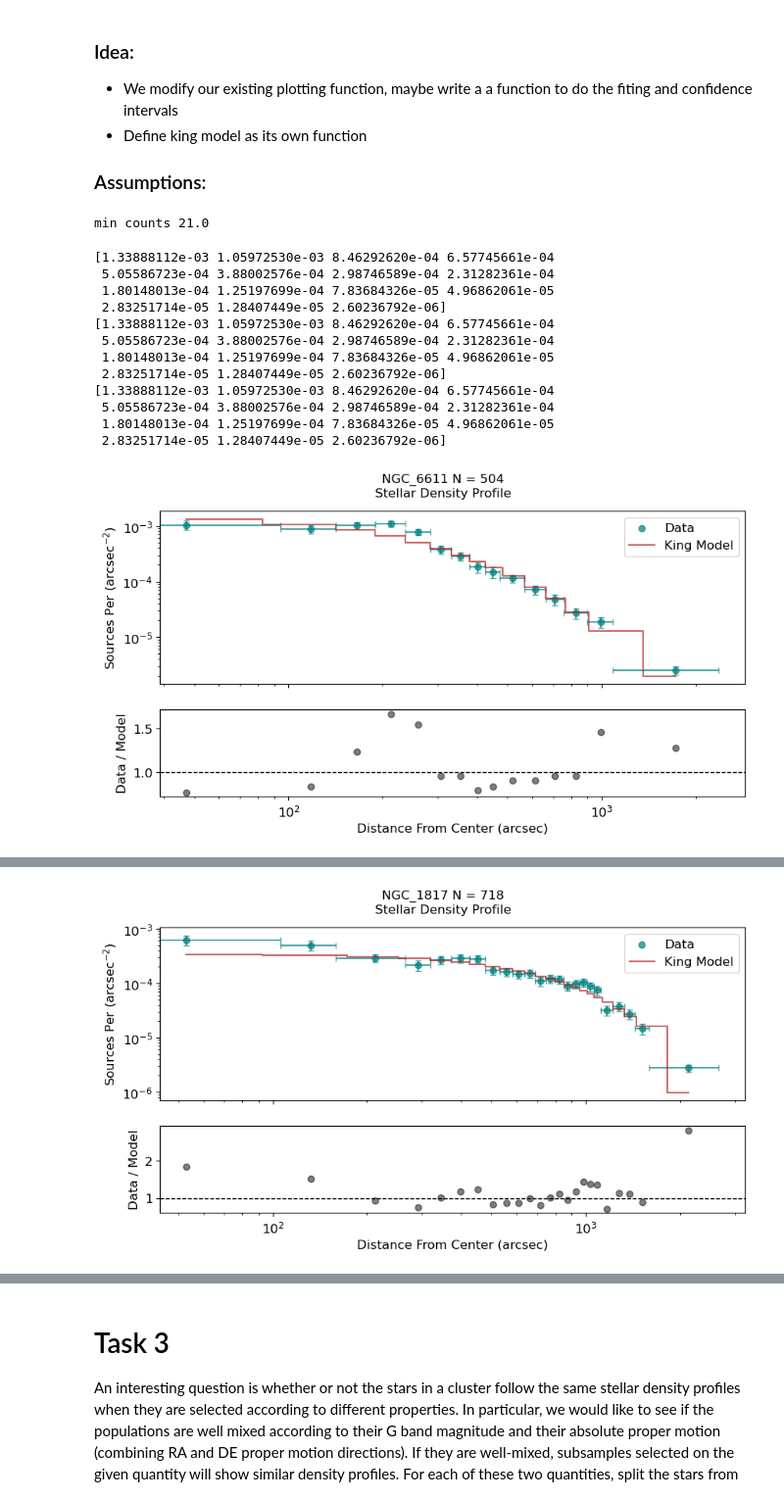
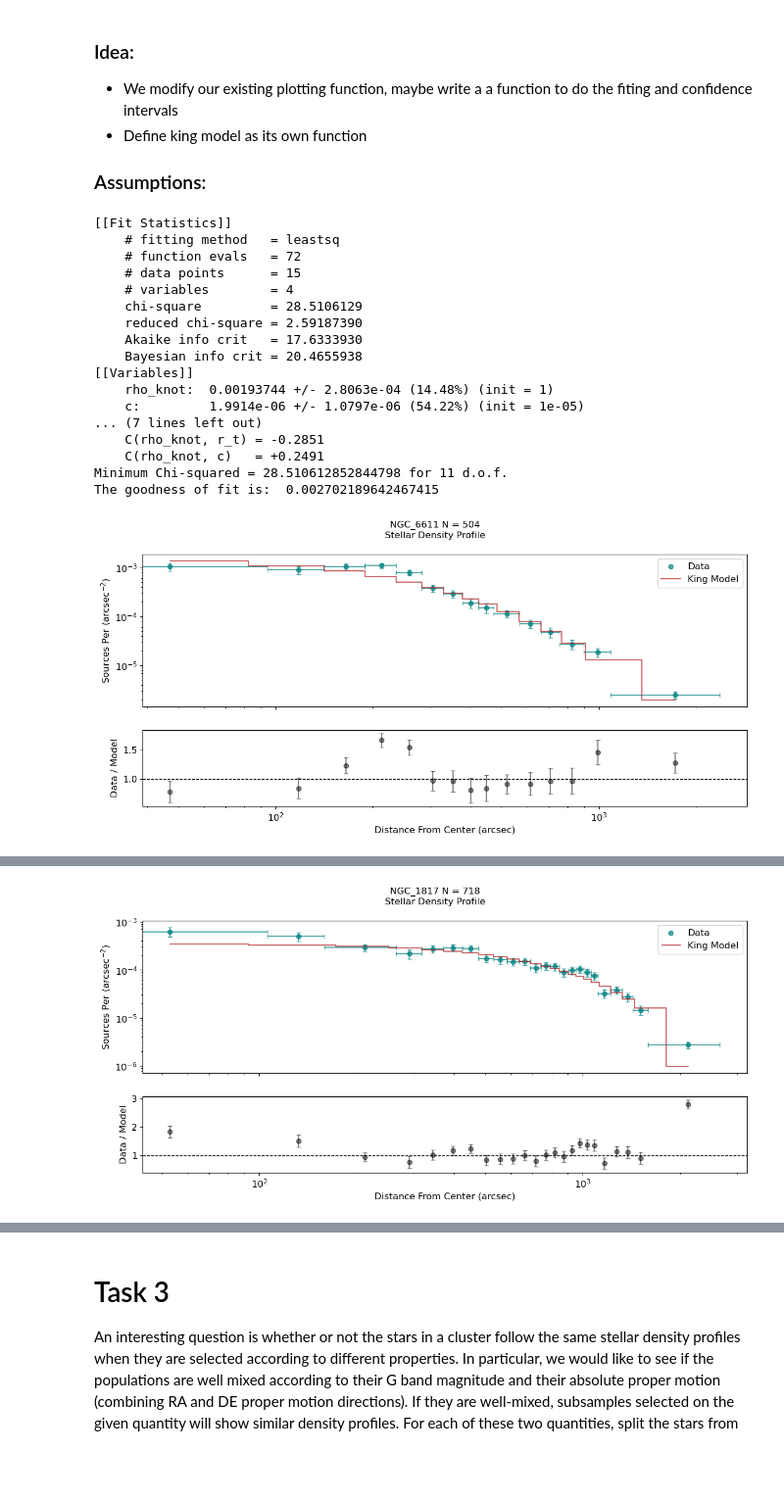
Before and after one commit to afinemax/stat_meth, a Jupyter notebook: assignments/a3/a3_max_fine.ipynb, the cells around one changed output, grey strips where cells are left out. Shown at 98% size. Drawn from its saved outputs; the diff is of its cells as text; code cells hidden in the pictures; blank space fills up the shorter version.

```diff
--- a/assignments/a3/a3_max_fine.ipynb
+++ b/assignments/a3/a3_max_fine.ipynb
@@ -19,6 +19,8 @@ from scipy.integrate import simps
 from uncertainties import ufloat
 from scipy.optimize import curve_fit
 from lmfit import Model, Minimizer, Parameters, report_fit
+import numpy as np
+import lmfit
 
 # Set a seed for reproducibility
 random_seed = 50
@@ -26,7 +28,7 @@ random_seed = 50
 # Gaia correction term
 gaia_corr = 0.029 # mas
 
-assigned_clusters = ['NGC_6611', 'NGC_1817', 'NGC_663', 'Hogg_4']
+assigned_clusters = ['NGC_6611', 'NGC_1817', 'NGC_663', 'HSC_38', 'Tombaugh_1', 'Gaia_1'] #'Hogg_4', 'BH_99', 'Trumpler_19', 'NGC_7510']
 # %% [markdown]
 # Task 1:
 First, make stellar density profiles for each of your three clusters. To do this, you first need to create a
@@ -131,8 +133,8 @@ def stellar_density_profile_plot(stars_df, cluster_name, model_fitting = False,
     plt.title(cluster_name + ' N = '+ str(len(source_distance)) + '\nStellar Density Profile', size=15)
     plt.xlabel('Distance From Center (arcsec)', size=15)
     plt.ylabel('Sources Per (arcsec$^{-2}$)', size=15)
-  #  plt.xscale('log')
-   # plt.yscale('log')
+    plt.xscale('log')
+    plt.yscale('log')
     plt.tick_params(axis='both', which='both', labelsize=12)
     plt.legend()
     plt.show()
@@ -194,9 +199,14 @@ def model_bin(xbins, model, params):
            ymod - calculated counts-density model values for y-axis.'''
     i = 0
     ymod = np.zeros(len(xbins)-1)
+    bins =xbins # egdes
+    bin_centers = (bins[:-1] + bins[1:]) / 2
+    bin_centers = bin_centers
+    annulus_area = np.pi * (bins[1:]**2 -bins[:-1]**2)
     for i, xval in enumerate(xbins[:-1]):
         ymod[i], ymoderr = spint.quad(lambda x: model(x, params),xbins[i],xbins[i+1])
-        ymod[i] = ymod[i]/(xbins[i+1]-xbins[i])  # we now divide by the bin width to match the counts density
+        ymod[i] = ymod[i]/((xbins[i+1]-xbins[i]))
+       # ymod[i] = ymod[i] / annulus_area[i] # we now divide by the bin width to match the counts density
         # units of our data
     return ymod
 
@@ -294,8 +301,6 @@ x_data = bins
 y_data = stellar_density
 y_data_errors = std_stellar_den
 x_data_errors = bin_width/2
-# %% [output]
-min counts 21.0
 # %%
 def fit_and_plot_king(stars_df, cluster_name, print_output= True, plot=True):
 
@@ -363,13 +368,13 @@ def fit_and_plot_king(stars_df, cluster_name, print_output= True, plot=True):
         best_fit_params = result.params.valuesdict()
 
         # Generate x values for the model plot
-        fig, (ax1, ax2) = plt.subplots(nrows=2, figsize=(10,5), dpi=100, sharex=True, gridspec_kw={'height_ratios': [2, 1]})
+        fig, (ax1, ax2) = plt.subplots(nrows=2, figsize=(14,6), dpi=100, sharex=True, gridspec_kw={'height_ratios': [2, 1]})
 
         x_data = bin_centers
         ax1.scatter(x_data, y_data, label='Data', color='teal',alpha=0.7)
         ax1.errorbar(bin_centers, stellar_density, yerr=std_stellar_den, xerr=x_data_errors, fmt='none', ecolor='teal', capsize=3, alpha=0.7)
         x_model = x_data
-        ax1.step(x_model, king_model(x_model, best_fit_params), label='King Model', where='mid', linewidth=1.5, color='firebrick',alpha=0.7,)
+        ax1.step(x_data, king_model(x_data, best_fit_params), label='King Model', where='mid', linewidth=1.5, color='firebrick',alpha=0.7,)
 
         ax1.set_ylabel('Sources Per (arcsec$^{-2}$)', size=12)
         ax1.tick_params(axis='both', which='both', labelsize=12)
@@ -381,7 +386,9 @@ def fit_and_plot_king(stars_df, cluster_name, print_output= True, plot=True):
         residuals = y_data - king_model(x_data, best_fit_params)
         # Data ratio
         #ax2.scatter(x_data, result.best_fit/ y_data, label='Residuals', color='k', alpha=0.5)
-        ax2.scatter(x_data, y_data / king_model(x_data, best_fit_params), label='Residuals', color='k', alpha=0.5)
+        ax2.errorbar(x_data, y_data / king_model(x_data, best_fit_params), fmt='none', yerr = y_data_errors/y_data,
+                     label='Residuals', color='k', alpha=0.5, capsize=3,)
+        ax2.scatter(x_data, y_data / king_model(x_data, best_fit_params), color='k', alpha=0.5, )
         ax2.axhline(1, color='black', linestyle='--', linewidth=1)
         ax2.set_xlabel('Distance From Center (arcsec)', size=12)
         ax2.set_ylabel('Data / Model', size=12)
@@ -395,18 +402,23 @@ def fit_and_plot_king(stars_df, cluster_name, print_output= True, plot=True):
     return result
 # %%
 for cluster_name in assigned_clusters:
-    fit_and_plot_king(stars_df, cluster_name, print_output=False)
+    fit_and_plot_king(stars_df, cluster_name, print_output=True)
 # %% [output]
-[1.33888112e-03 1.05972530e-03 8.46292620e-04 6.57745661e-04
- 5.05586723e-04 3.88002576e-04 2.98746589e-04 2.31282361e-04
- 1.80148013e-04 1.25197699e-04 7.83684326e-05 4.96862061e-05
- 2.83251714e-05 1.28407449e-05 2.60236792e-06]
-[1.33888112e-03 1.05972530e-03 8.46292620e-04 6.57745661e-04
- 5.05586723e-04 3.88002576e-04 2.98746589e-04 2.31282361e-04
- 1.80148013e-04 1.25197699e-04 7.83684326e-05 4.96862061e-05
- 2.83251714e-05 1.28407449e-05 2.60236792e-06]
-[1.33888112e-03 1.05972530e-03 8.46292620e-04 6.57745661e-04
- 5.05586723e-04 3.88002576e-04 2.98746589e-04 2.31282361e-04
- 1.80148013e-04 1.25197699e-04 7.83684326e-05 4.96862061e-05
- 2.83251714e-05 1.28407449e-05 2.60236792e-06]
+[[Fit Statistics]]
+    # fitting method   = leastsq
+    # function evals   = 72
+    # data points      = 15
+    # variables        = 4
+    chi-square         = 28.5106129
+    reduced chi-square = 2.59187390
+    Akaike info crit   = 17.6333930
+    Bayesian info crit = 20.4655938
+[[Variables]]
+    rho_knot:  0.00193744 +/- 2.8063e-04 (14.48%) (init = 1)
+    c:         1.9914e-06 +/- 1.0797e-06 (54.22%) (init = 1e-05)
+... (7 lines left out)
+    C(rho_knot, r_t) = -0.2851
+    C(rho_knot, c)   = +0.2491
+Minimum Chi-squared = 28.510612852844798 for 11 d.o.f.
+The goodness of fit is:  0.002702189642467415
-[figure, old version]
+[figure, new version]
@@ -431 +442 @@ for cluster_name in assigned_clusters:
-[figure, old version]
+[figure, new version]
```
Also changed, not shown: parts of 19 cells of this notebook.
